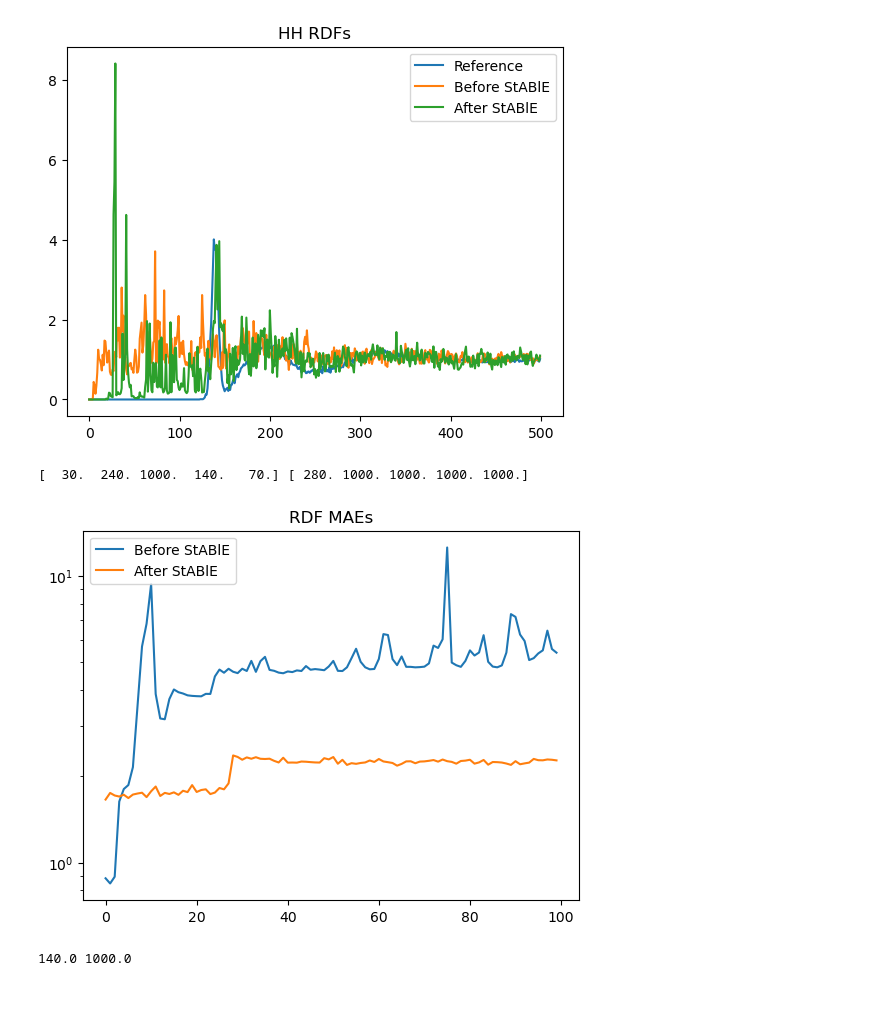
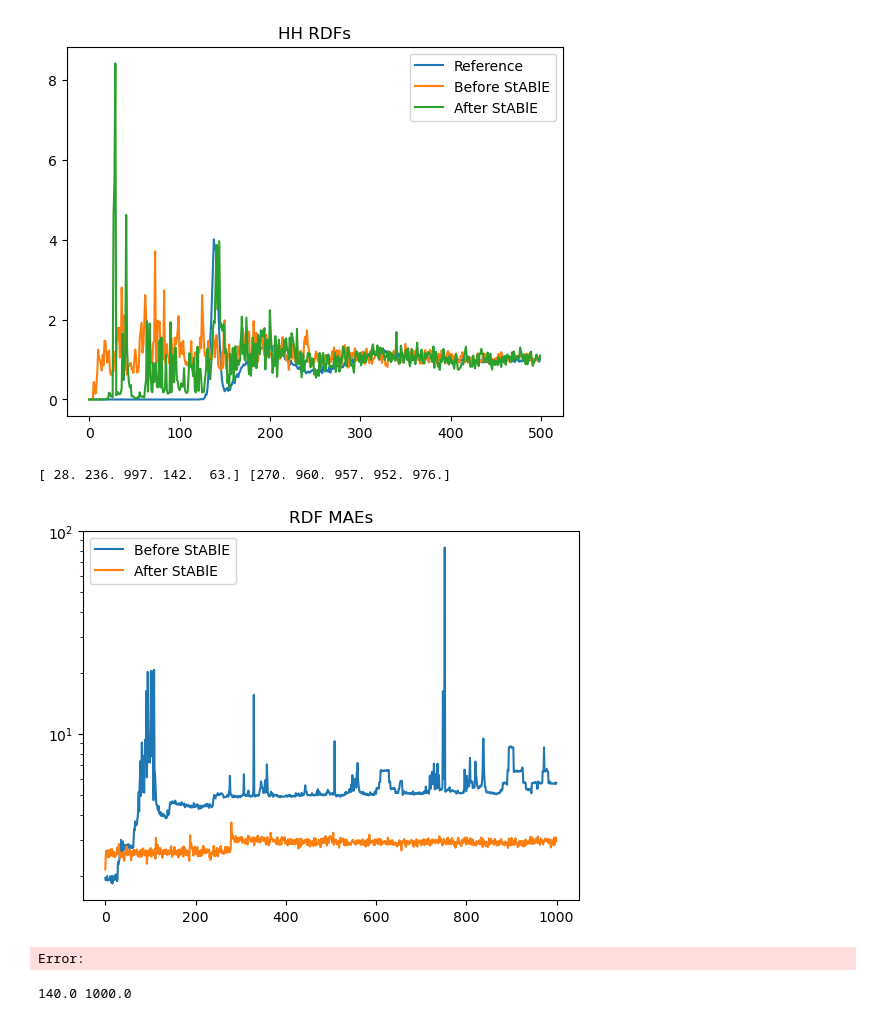
Before and after one commit to jeevster/implicit-md, a Jupyter notebook: Untitled.ipynb, the cells around one changed output. Drawn from its saved outputs; the diff is of its cells as text; code cells hidden in the pictures.

```diff
--- a/Untitled.ipynb
+++ b/Untitled.ipynb
@@ -86,46 +86,46 @@ gt_rdfs = {'OO': torch.Tensor(gt_oo_rdf).to("cuda"),
 pre_traj = torch.tensor(np.load(os.path.join(pre_dir, "full_traj.npy"))).to("cuda")
 post_traj = torch.tensor(np.load(os.path.join(post_dir, "full_traj.npy"))).to("cuda")
 rdf_mae = WaterRDFMAE("/data/sanjeevr", gt_rdfs, 192, Params(6, 0.012), "cuda")
-
 pre_maes = []
 post_maes = []
 rdf_mae_threshold = 3.0
 pre_replicas_stable_time = np.zeros((5,))
 post_replicas_stable_time = np.zeros((5,))
 
-window_size = 10
+window_size = 1
 # Check for pre_traj
 for i in tqdm(range(0, int(pre_traj.shape[0]/window_size))):
     window = pre_traj[window_size*i: window_size*(i+1)]
     rdfs, rdf_maes = rdf_mae(window)
     rdf_maes = rdf_maes.cpu().numpy()
     #wherever rdf_maes are less than threshold, increase the stable time of that replica
     pre_replicas_stable_time[rdf_maes < rdf_mae_threshold] += window_size
     pre_maes.append(rdf_maes.mean().item())
 
 # Check for post_traj
 for i in tqdm(range(0, int(pre_traj.shape[0]/window_size))):
     window = post_traj[window_size*i: window_size*(i+1)]
     rdfs, rdf_maes = rdf_mae(window)
     rdf_maes = rdf_maes.cpu().numpy()
     #wherever rdf_maes are less than threshold, increase the stable time of that replica
     post_replicas_stable_time[rdf_maes < rdf_mae_threshold] += window_size
     post_maes.append(rdf_maes.mean().item())
 
 plt.figure()
 plt.plot(pre_maes, label = "Before StABlE")
 plt.plot(post_maes, label = "After StABlE")
 plt.yscale("log")
 plt.title("RDF MAEs")
 plt.legend()
 
 print(pre_replicas_stable_time, post_replicas_stable_time)
 
 # np.save(os.path.join(pre_dir, "replicas_stable_time.npy"), pre_replicas_stable_time)
 # np.save(os.path.join(post_dir, "replicas_stable_time.npy"), post_replicas_stable_time)
 # %% [output]
-[  30.  240. 1000.  140.   70.] [ 280. 1000. 1000. 1000. 1000.]
+[ 28. 236. 997. 142.  63.] [270. 960. 957. 952. 976.]
-[figure, old version]
+[figure, new version]
+Error:
 # %%
 np.save(os.path.join(pre_dir, "replicas_stable_time.npy"), pre_replicas_stable_time)
 np.save(os.path.join(post_dir, "replicas_stable_time.npy"), post_replicas_stable_time)
```
Also changed, not shown: 6 other files.
